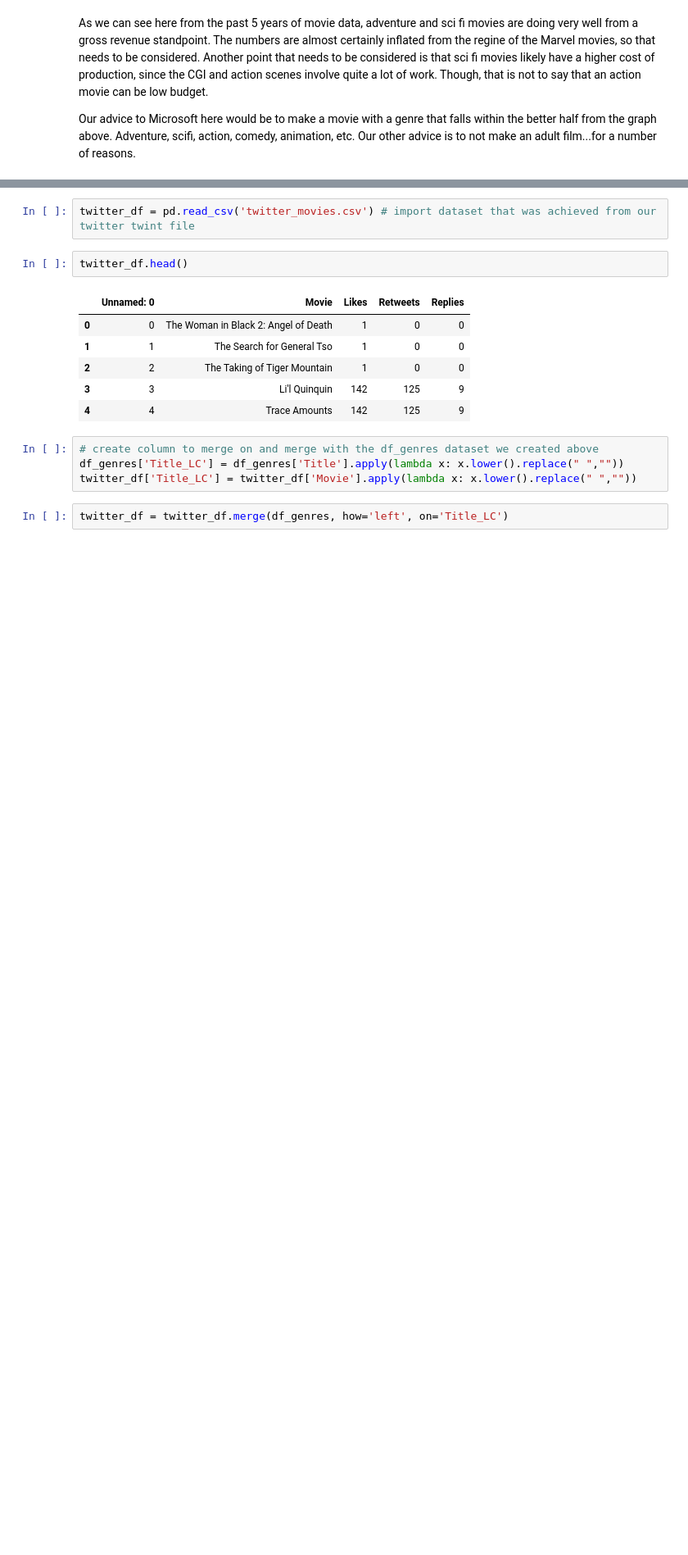
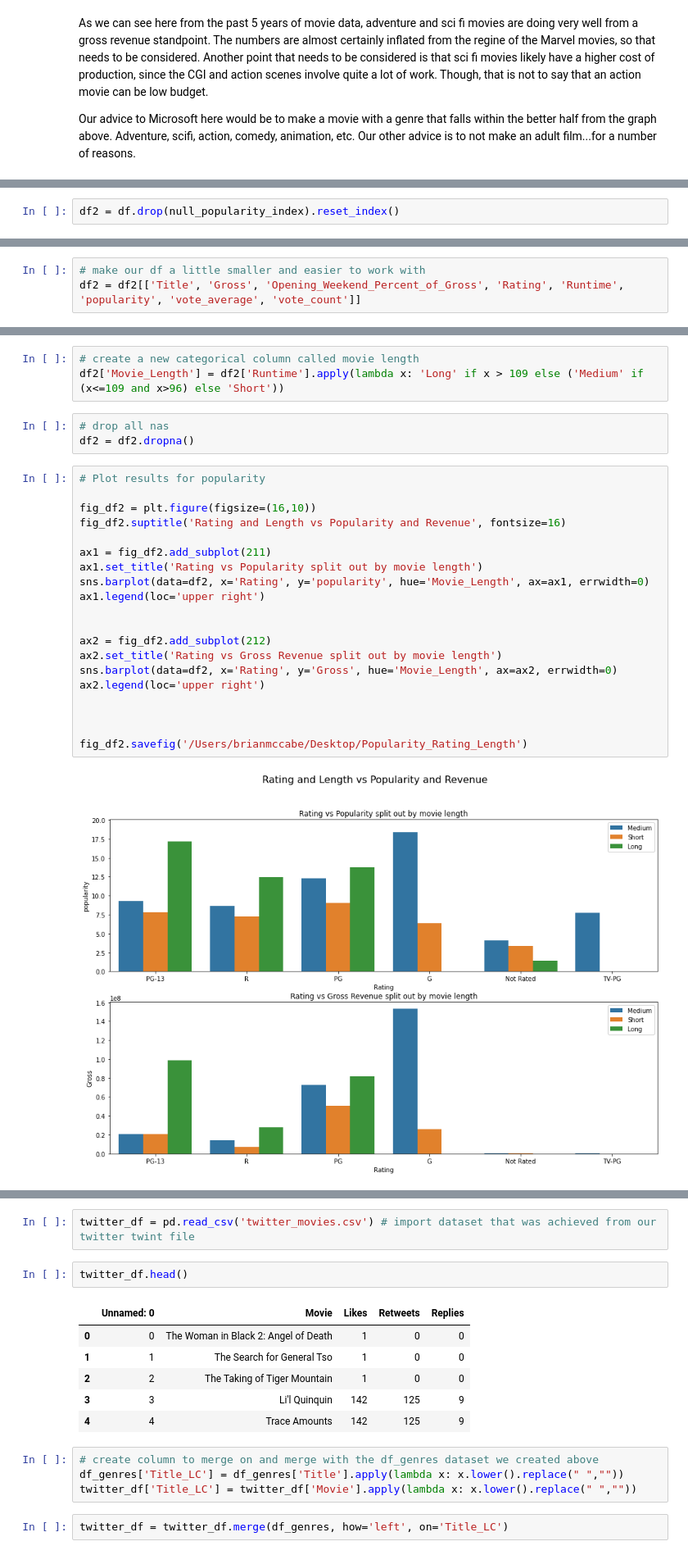
Before and after one commit to bmccabe96/Movie_Box_Office_Analysis, a Jupyter notebook: Mojo_and_Twitter_Analysis.ipynb, the cells around one changed output, grey strips where cells are left out. Shown at 82% size. Cells and saved outputs as stored; diff of their text form; blank space fills up the shorter version.

```diff
--- a/Mojo_and_Twitter_Analysis.ipynb
+++ b/Mojo_and_Twitter_Analysis.ipynb
@@ -136,0 +144,2 @@ Our advice to Microsoft here would be to make a movie with a genre that falls wi
+# %%
+df2 = df.drop(null_popularity_index).reset_index()
@@ -136,0 +156,3 @@ Our advice to Microsoft here would be to make a movie with a genre that falls wi
+# %%
+# make our df a little smaller and easier to work with
+df2 = df2[['Title', 'Gross', 'Opening_Weekend_Percent_of_Gross', 'Rating', 'Runtime', 'popularity', 'vote_average', 'vote_count']]
@@ -136,0 +166,28 @@ Our advice to Microsoft here would be to make a movie with a genre that falls wi
+# %%
+# create a new categorical column called movie length
+df2['Movie_Length'] = df2['Runtime'].apply(lambda x: 'Long' if x > 109 else ('Medium' if (x<=109 and x>96) else 'Short'))
+# %%
+# drop all nas
+df2 = df2.dropna()
+# %%
+# Plot results for popularity
+
+fig_df2 = plt.figure(figsize=(16,10))
+fig_df2.suptitle('Rating and Length vs Popularity and Revenue', fontsize=16)
+
+ax1 = fig_df2.add_subplot(211)
+ax1.set_title('Rating vs Popularity split out by movie length')
+sns.barplot(data=df2, x='Rating', y='popularity', hue='Movie_Length', ax=ax1, errwidth=0)
+ax1.legend(loc='upper right')
+
+
+ax2 = fig_df2.add_subplot(212)
+ax2.set_title('Rating vs Gross Revenue split out by movie length')
+sns.barplot(data=df2, x='Rating', y='Gross', hue='Movie_Length', ax=ax2, errwidth=0)
+ax2.legend(loc='upper right')
+
+
+
+fig_df2.savefig('/Users/brianmccabe/Desktop/Popularity_Rating_Length')
+# %% [output]
+[figure, added]
```
Also changed, not shown: parts of 13 cells of this notebook.
